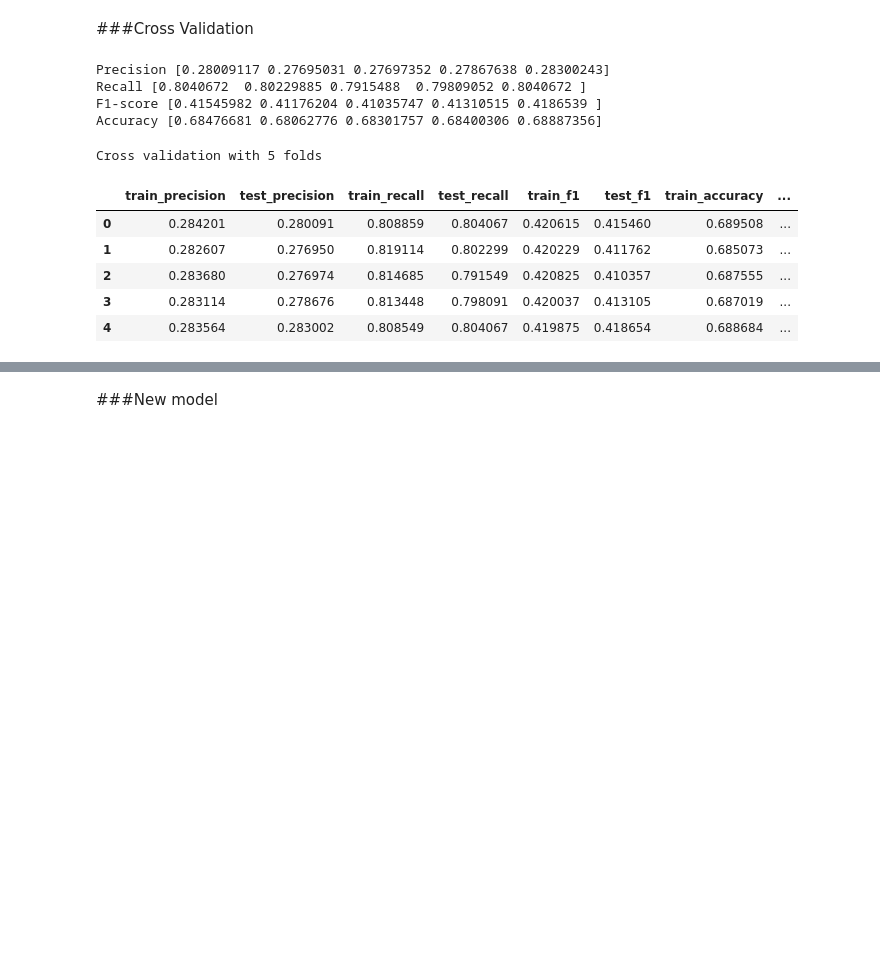
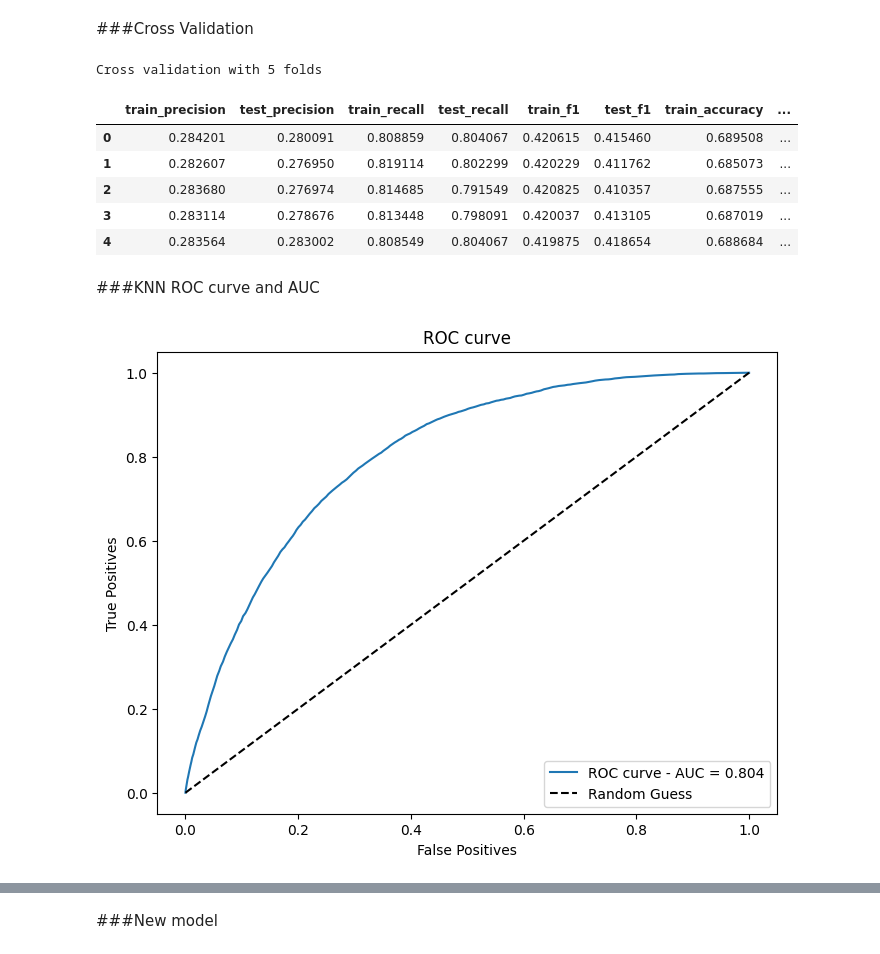
Before and after one commit to flaviorv/ai_model_lifecycle, a Jupyter notebook: diabetes_health_indicators.ipynb, the cells around one changed output, grey strips where cells are left out. Saved outputs shown, nothing was run; the diff lists cells and outputs as text; code cells hidden in the pictures; blank space fills up the shorter version.

Commit message:
ROC curve, threshold adjustment and confusion matrix

```diff
--- a/diabetes_health_indicators.ipynb
+++ b/diabetes_health_indicators.ipynb
@@ -212,30 +215,51 @@ pipeline = Pipeline([
     ('smote', SMOTE(k_neighbors=2, random_state=42)),
     ('knn', KNeighborsClassifier(n_neighbors=250))
 ])
+
 score = cross_validate(
     pipeline, xtrain, ytrain['Diabetes_binary'],
     scoring=['recall', 'precision', 'accuracy', 'f1'],
     cv=5, return_train_score=True
 )
-print('Precision', score['test_precision'])
-print('Recall', score['test_recall'])
-print('F1-score', score['test_f1'])
-print('Accuracy', score['test_accuracy'])
+
+print('Cross validation with 5 folds')
+metrics = ['train_precision', 'test_precision', 'train_recall', 'test_recall', 'train_f1', 'test_f1', 'train_accuracy', 'test_accuracy']
+score = pd.DataFrame(score)
+display(score[metrics])
 # %% [output]
-Precision [0.28009117 0.27695031 0.27697352 0.27867638 0.28300243]
-Recall [0.8040672  0.80229885 0.7915488  0.79809052 0.8040672 ]
-F1-score [0.41545982 0.41176204 0.41035747 0.41310515 0.4186539 ]
-Accuracy [0.68476681 0.68062776 0.68301757 0.68400306 0.68887356]
+Cross validation with 5 folds
+|  | train_precision | test_precision | train_recall | test_recall | train_f1 | test_f1 | train_accuracy | ... |
+| 0 | 0.284201 | 0.280091 | 0.808859 | 0.804067 | 0.420615 | 0.415460 | 0.689508 | ... |
+| 1 | 0.282607 | 0.276950 | 0.819114 | 0.802299 | 0.420229 | 0.411762 | 0.685073 | ... |
+| 2 | 0.283680 | 0.276974 | 0.814685 | 0.791549 | 0.420825 | 0.410357 | 0.687555 | ... |
+| 3 | 0.283114 | 0.278676 | 0.813448 | 0.798091 | 0.420037 | 0.413105 | 0.687019 | ... |
+| 4 | 0.283564 | 0.283002 | 0.808549 | 0.804067 | 0.419875 | 0.418654 | 0.688684 | ... |
-# %%
-print('Cross validation with 5 folds')
-metrics = ['train_precision', 'test_precision', 'train_recall', 'test_recall', 'train_f1', 'test_f1', 'train_accuracy', 'test_accuracy']
-score = pd.DataFrame(score)
-display(score[metrics])
-# %% [output]
-Cross validation with 5 folds
-|  | train_precision | test_precision | train_recall | test_recall | train_f1 | test_f1 | train_accuracy | ... |
-| 0 | 0.284201 | 0.280091 | 0.808859 | 0.804067 | 0.420615 | 0.415460 | 0.689508 | ... |
-| 1 | 0.282607 | 0.276950 | 0.819114 | 0.802299 | 0.420229 | 0.411762 | 0.685073 | ... |
-| 2 | 0.283680 | 0.276974 | 0.814685 | 0.791549 | 0.420825 | 0.410357 | 0.687555 | ... |
-| 3 | 0.283114 | 0.278676 | 0.813448 | 0.798091 | 0.420037 | 0.413105 | 0.687019 | ... |
-| 4 | 0.283564 | 0.283002 | 0.808549 | 0.804067 | 0.419875 | 0.418654 | 0.688684 | ... |
+# %% [markdown]
+###KNN ROC curve and AUC
+# %%
+ct = ColumnTransformer([
+    ('scaler', MinMaxScaler(), numerics)
+], remainder='passthrough')
+
+pipeline = Pipeline([
+    ('scaling', ct),
+    ('smote', SMOTE(k_neighbors=2, random_state=42)),
+    ('knn', KNeighborsClassifier(n_neighbors=250))
+])
+
+best_knn = pipeline.fit(xtrain, ytrain['Diabetes_binary'])
+knn_prob = best_knn.predict_proba(xtest)[:, 1]
+
+fpr, tpr, knn_thresholds = roc_curve(ytest, knn_prob)
+roc_auc = auc(fpr, tpr)
+
+plt.figure(figsize=(8,6))
+plt.plot(fpr, tpr, label=f'ROC curve - AUC = {roc_auc:.3f}')
+plt.plot([0, 1], [0, 1], 'k--', label='Random Guess')
+plt.xlabel('False Positives')
+plt.ylabel('True Positives')
+plt.title('ROC curve')
+plt.legend(loc='lower right')
+plt.show()
+# %% [output]
+[figure, added]
```
Also changed, not shown: parts of 12 cells of this notebook.
